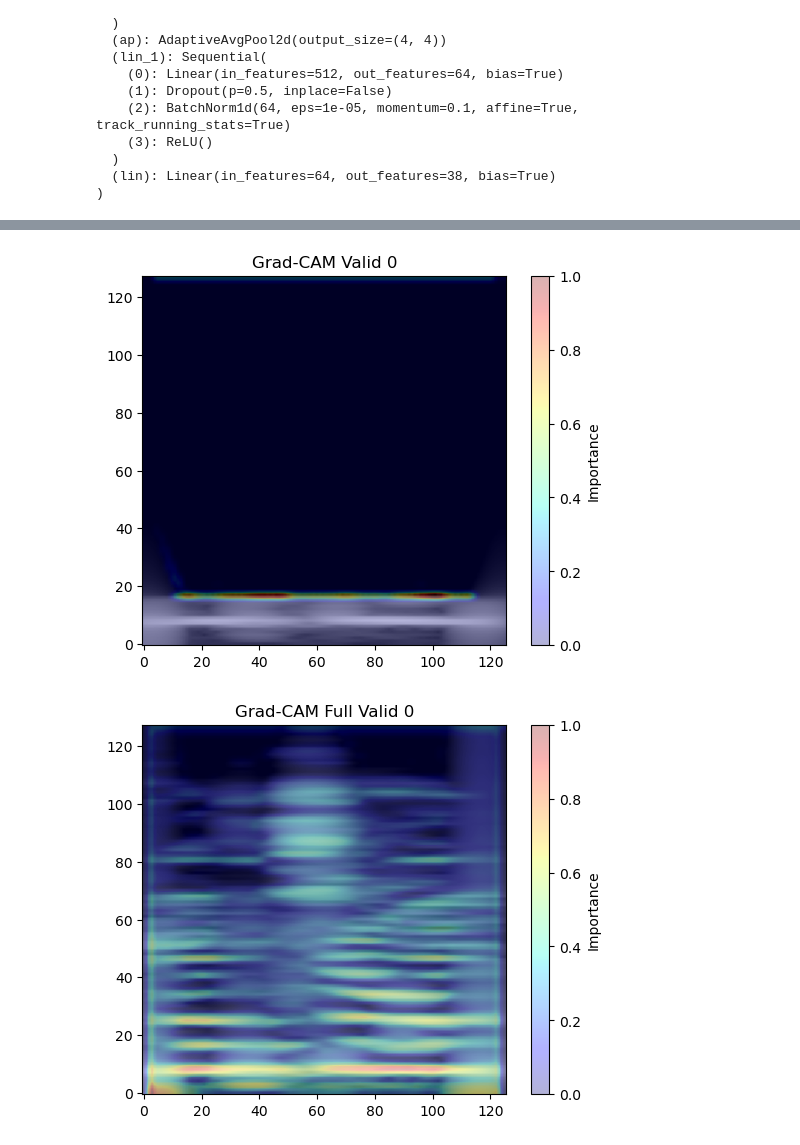
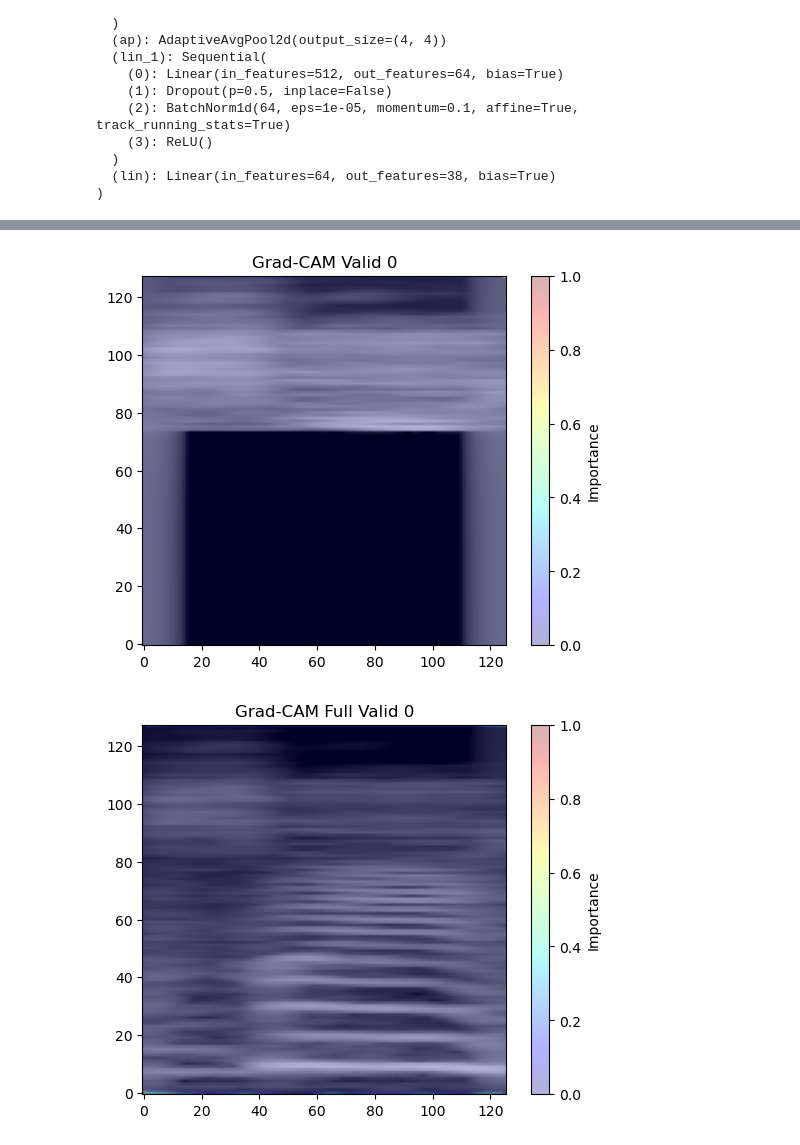
Before and after one commit to Frankalexej/proslearn_22, a Jupyter notebook: A_3_focus_prob.ipynb, the cells around one changed output, grey strips where cells are left out. Drawn from its saved outputs; the diff is of its cells as text; code cells hidden in the pictures.

```diff
--- a/A_3_focus_prob.ipynb
+++ b/A_3_focus_prob.ipynb
@@ -88,10 +88,10 @@ configs = {
 }
 # %%
 # Load validation data: target and full
-pretype = "l"
+pretype = "h"
 posttype = "f"
 train_name = "A3"
-ts = "1126125730-3"
+ts = "1126125730-1"
 model_type = "twoconvCNN"
 pre_epoch = 50
 total_epoch = 300
@@ -189,7 +179,7 @@ one_full_valid_mel = one_full_valid_mel.unsqueeze(0)
 one_valid_mel = one_valid_mel.to(device)
 one_full_valid_mel = one_full_valid_mel.to(device)
 
-layer_idx = 4
+layer_idx = 0
 
 # Grad-CAM valid
 input_tensor = one_valid_mel
@@ -200,32 +190,32 @@ targets = [ClassifierOutputTarget(one_valid_tag)]
 # Construct the CAM object once, and then re-use it on many images.
 with GradCAM(model=model, target_layers=target_layers) as cam:
   # You can also pass aug_smooth=True and eigen_smooth=True, to apply smoothing.
     grayscale_cam = cam(input_tensor=input_tensor, targets=targets)
   # In this example grayscale_cam has only one image in the batch:
     grayscale_cam = grayscale_cam[0, :]
 #   visualization = show_cam_on_image(one_valid_mel[0, 0, :, :], grayscale_cam, use_rgb=False)
     grad_cam_visualization(one_valid_mel, grayscale_cam, title=f"Grad-CAM Valid {one_valid_tag}")
   # You can also get the model outputs without having to redo inference
 #   model_outputs = cam.outputs
 
 
 # Grad-CAM valid
 input_tensor = one_full_valid_mel
 target_layers = [model.conv[layer_idx]]
 targets = [ClassifierOutputTarget(one_full_valid_tag)]
 
 
 # Construct the CAM object once, and then re-use it on many images.
 with GradCAM(model=model, target_layers=target_layers) as cam:
   # You can also pass aug_smooth=True and eigen_smooth=True, to apply smoothing.
     grayscale_cam = cam(input_tensor=input_tensor, targets=targets)
   # In this example grayscale_cam has only one image in the batch:
     grayscale_cam = grayscale_cam[0, :]
     # mel_rgb = generate_rgb_from_mel(one_valid_mel[0, 0, :, :].cpu().numpy())
     # visualization = show_cam_on_image(mel_rgb, grayscale_cam, use_rgb=True)
     grad_cam_visualization(input_tensor, grayscale_cam, title=f"Grad-CAM Full Valid {one_full_valid_tag}")
   # You can also get the model outputs without having to redo inference
 #   model_outputs = cam.outputs
 # %% [output]
-[figure, old version]
+[figure, new version]
-[figure, old version]
+[figure, new version]
```
Also changed, not shown: parts of 4 cells of this notebook.
